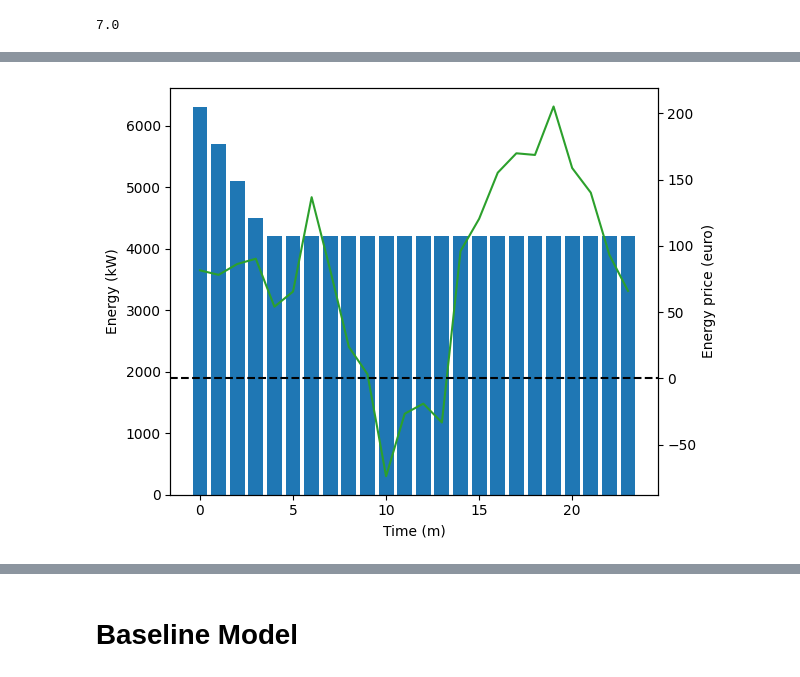
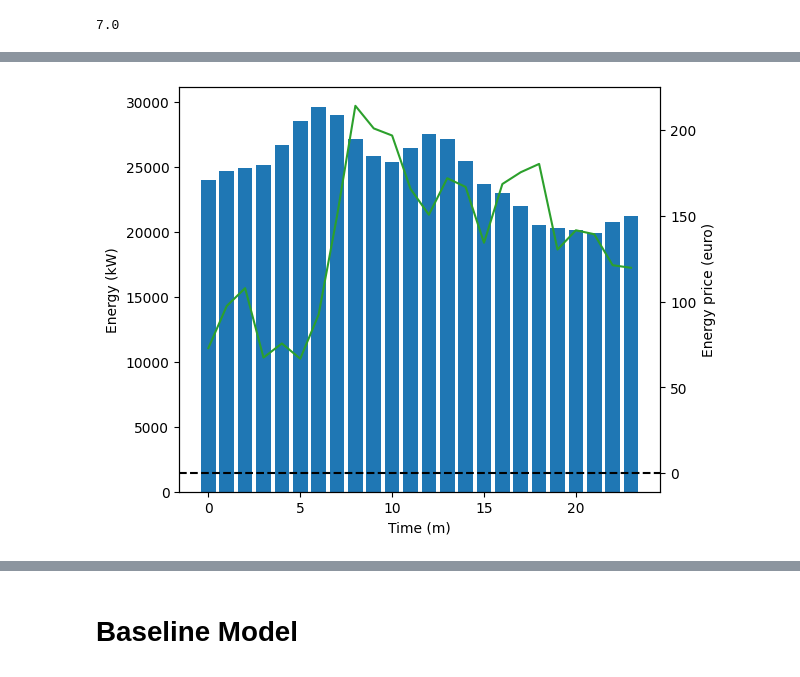
Before and after one commit to leidindi/PPO-RL-AGENT, a Jupyter notebook: model/SimpleBatter_note.ipynb, the cells around one changed output, grey strips where cells are left out. Saved outputs shown, nothing was run; the diff lists cells and outputs as text; code cells hidden in the pictures.

```diff
--- a/model/SimpleBatter_note.ipynb
+++ b/model/SimpleBatter_note.ipynb
@@ -337,7 +339,7 @@ DQN(
 # %% [markdown]
 # Model Prediction
 # %%
-env = gym.make('gym_environment:gym_environment/SimpleBattery', days=7)
+env = gym.make('gym_environment:gym_environment/SimpleBattery', days=30, predict=True, start_offset=1305)
 env = FlattenObservation(env)
 
 episodes = 1
@@ -451,35 +454,37 @@ plt.show()
 # %%
 fig, ax1 = plt.subplots()
 
-daily_soc = np.array(episode_soc).reshape(7, 24, 60)
-daily_price = np.array(episode_energy_price).reshape(7, 24, 60)
+days = np.int64(len(episode_energy_price)/1440)
+
+daily_soc = np.array(episode_soc).reshape(days, 24, 60)
+daily_price = np.array(episode_energy_price).reshape(days, 24, 60)
 
 hourday_average_soc = np.mean(daily_soc, axis = 2)
 hourday_average_price = np.mean(daily_price, axis = 2)
 
 overall_hour_soc = np.sum(hourday_average_soc, axis = 0)
 overall_hour_price = np.mean(hourday_average_price, axis = 0)
 
 x = range(24)
 
 color = 'k'
 ax1.set_xlabel('Time (m)')
 ax1.set_ylabel('Energy (kW)', color=color)
 ax1.bar(x, overall_hour_soc, color='tab:blue', alpha=1)
 ax1.tick_params(axis='y', labelcolor=color)
 
 ax2 = ax1.twinx()
 
 color = 'k'
 ax2.set_ylabel('Energy price (euro)', color=color)
 ax2.plot(overall_hour_price, color='tab:green')
 ax2.tick_params(axis='y', labelcolor=color)
 
 fig.tight_layout()
 plt.axhline(y=0, color='black', linestyle='--')
 plt.show()
 # %% [output]
-[figure, old version]
+[figure, new version]
 # %%
 fig, ax1 = plt.subplots()
 
```
Also changed, not shown: parts of 9 cells of this notebook, 1 other file.
